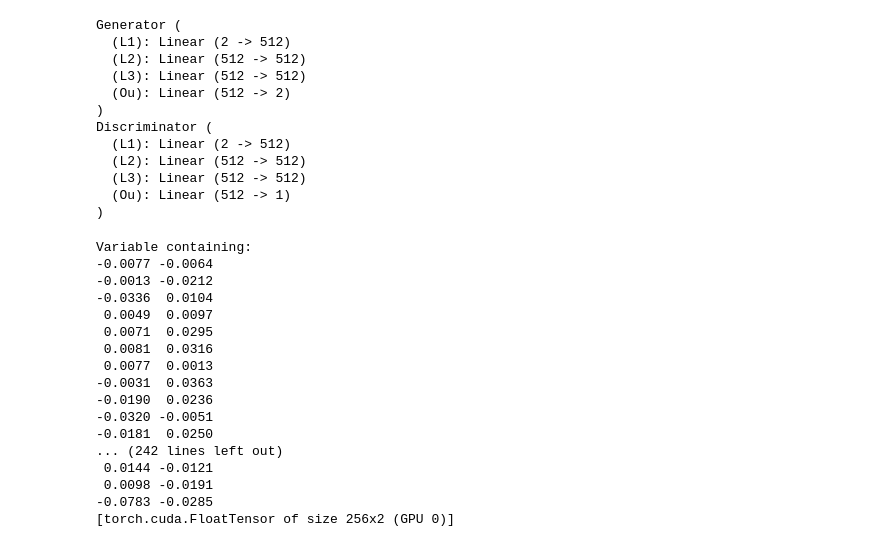
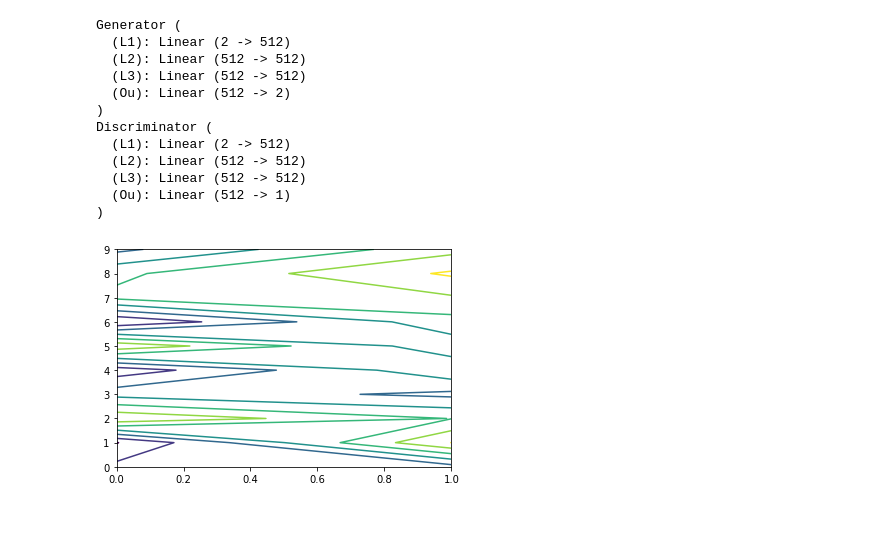
Before and after one commit to udion/gmmGAN, a Jupyter notebook: testbed.ipynb, the cells around one changed output. Cells and saved outputs as stored; diff of their text form; code cells hidden in the pictures; blank space fills up the shorter version.

```diff
--- a/testbed.ipynb
+++ b/testbed.ipynb
@@ -184,28 +190,6 @@ Discriminator (
   (L3): Linear (512 -> 512)
   (Ou): Linear (512 -> 1)
 )
-# %%
-v1 = agd.Variable(torch.randn(BATCHSZ,2).cuda())
-v2 = agd.Variable(torch.randn(BATCHSZ,2).cuda())
-G(v1,v2)
-# %% [output]
-Variable containing:
--0.0077 -0.0064
--0.0013 -0.0212
--0.0336  0.0104
- 0.0049  0.0097
- 0.0071  0.0295
- 0.0081  0.0316
- 0.0077  0.0013
--0.0031  0.0363
--0.0190  0.0236
--0.0320 -0.0051
--0.0181  0.0250
-... (242 lines left out)
- 0.0144 -0.0121
- 0.0098 -0.0191
--0.0783 -0.0285
-[torch.cuda.FloatTensor of size 256x2 (GPU 0)]
 # %%
 optD = optim.Adam(D.parameters(), lr=1e-4, betas=(0.5, 0.9))
 optG = optim.Adam(G.parameters(), lr=1e-4, betas=(0.5, 0.9))
@@ -214,6 +198,20 @@ one = torch.FloatTensor([1])
 onebar = one * -1
 one = one.cuda()
 onebar = onebar.cuda()
+# %%
+
+N_POINTS = 128
+RANGE = 3
+points = np.zeros((N_POINTS, N_POINTS, 2), dtype='float32')
+points[:, :, 0] = np.linspace(-RANGE, RANGE, N_POINTS)[:, None]
+points[:, :, 1] = np.linspace(-RANGE, RANGE, N_POINTS)[None, :]
+points = points.reshape((-1, 2))
+plt.close()
+plt.figure()
+plt.contour(np.random.randn(10,2))
+plt.show()
+# %% [output]
+[figure, added]
 # %%
 #to plot results
 def generate_image(true_dist):
```
Also changed, not shown: parts of 8 cells of this notebook.
